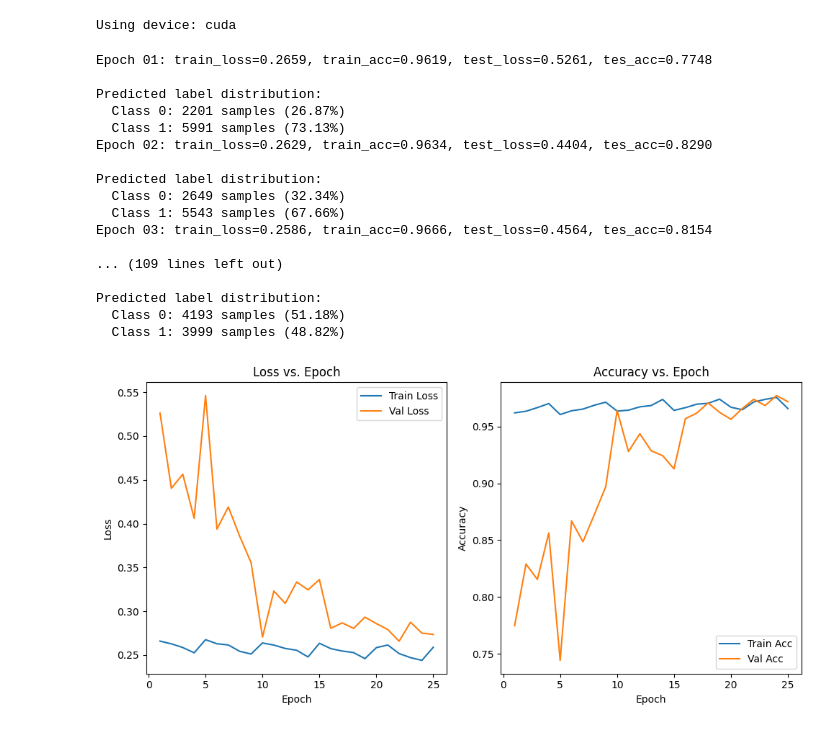
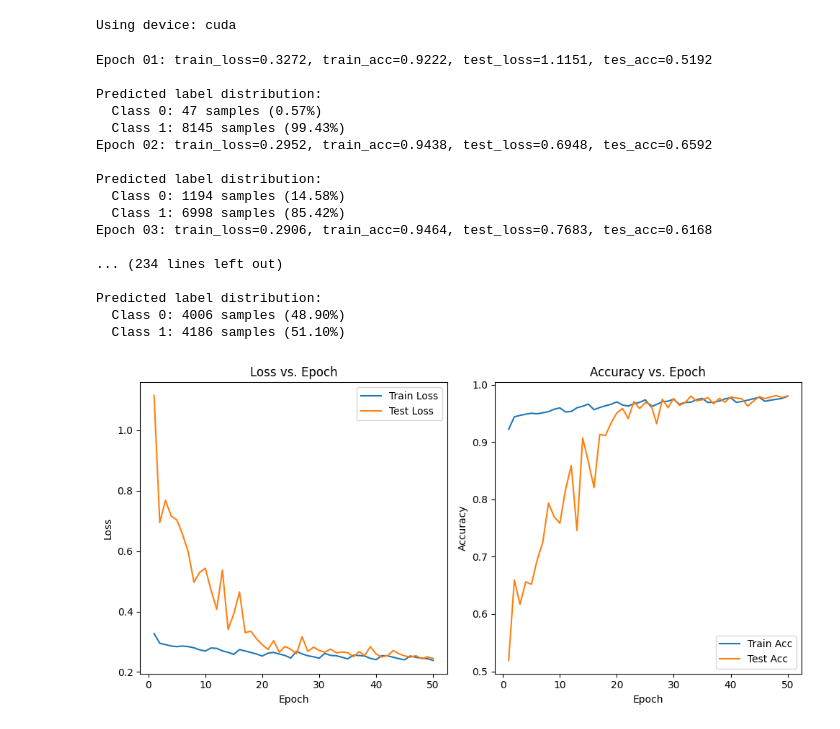
Before and after one commit to kevinbenoy05/ai4all-deepfake-classification, a Jupyter notebook: Hybrid_CNN_VIT.ipynb, the cells around one changed output. Drawn from its saved outputs; the diff is of its cells as text; code cells hidden in the pictures.

Commit message:
final model and image gen scripts

```diff
--- a/Hybrid_CNN_VIT.ipynb
+++ b/Hybrid_CNN_VIT.ipynb
@@ -172,7 +175,7 @@ criterion = nn.CrossEntropyLoss(class_weights, label_smoothing=0.1)
 # %% [output]
 Using device: cuda
 # %%
-epochs = 25
+epochs = 50
 train_losses, val_losses = [], []
 train_accuracies, val_accuracies = [], []
 best_val_loss = float('inf')
@@ -247,42 +250,42 @@ for epoch in range(1, epochs+1):
     best_val_loss = avg_test_loss
     torch.save(model.state_dict(), "best_model.pth")
 # %% [output]
-Epoch 01: train_loss=0.2659, train_acc=0.9619, test_loss=0.5261, tes_acc=0.7748
+Epoch 01: train_loss=0.3272, train_acc=0.9222, test_loss=1.1151, tes_acc=0.5192
 
 Predicted label distribution:
-  Class 0: 2201 samples (26.87%)
-  Class 1: 5991 samples (73.13%)
-Epoch 02: train_loss=0.2629, train_acc=0.9634, test_loss=0.4404, tes_acc=0.8290
+  Class 0: 47 samples (0.57%)
+  Class 1: 8145 samples (99.43%)
+Epoch 02: train_loss=0.2952, train_acc=0.9438, test_loss=0.6948, tes_acc=0.6592
 
 Predicted label distribution:
-  Class 0: 2649 samples (32.34%)
-  Class 1: 5543 samples (67.66%)
-Epoch 03: train_loss=0.2586, train_acc=0.9666, test_loss=0.4564, tes_acc=0.8154
+  Class 0: 1194 samples (14.58%)
+  Class 1: 6998 samples (85.42%)
+Epoch 03: train_loss=0.2906, train_acc=0.9464, test_loss=0.7683, tes_acc=0.6168
 
-... (109 lines left out)
+... (234 lines left out)
 
 Predicted label distribution:
-  Class 0: 4193 samples (51.18%)
-  Class 1: 3999 samples (48.82%)
+  Class 0: 4006 samples (48.90%)
+  Class 1: 4186 samples (51.10%)
 # %%
 # Plotting
-epochs = range(1, len(train_losses) + 1)
+epochs_range = range(1, epochs + 1)
 plt.figure(figsize=(10,5))
 plt.subplot(1,2,1)
-plt.plot(epochs, train_losses, label="Train Loss")
-plt.plot(epochs, val_losses, label="Val Loss")
+plt.plot(epochs_range, train_losses, label="Train Loss")
+plt.plot(epochs_range, val_losses, label="Test Loss")
 plt.xlabel("Epoch")
 plt.ylabel("Loss")
 plt.title("Loss vs. Epoch")
 plt.legend()
 plt.subplot(1,2,2)
-plt.plot(epochs, train_accuracies, label="Train Acc")
-plt.plot(epochs, val_accuracies, label="Val Acc")
+plt.plot(epochs_range, train_accuracies, label="Train Acc")
+plt.plot(epochs_range, val_accuracies, label="Test Acc")
 plt.xlabel("Epoch")
 plt.ylabel("Accuracy")
 plt.title("Accuracy vs. Epoch")
 plt.legend()
 plt.tight_layout()
 plt.show()
 # %% [output]
-[figure, old version]
+[figure, new version]
```
Also changed, not shown: parts of 4 cells of this notebook, 7 other files.
